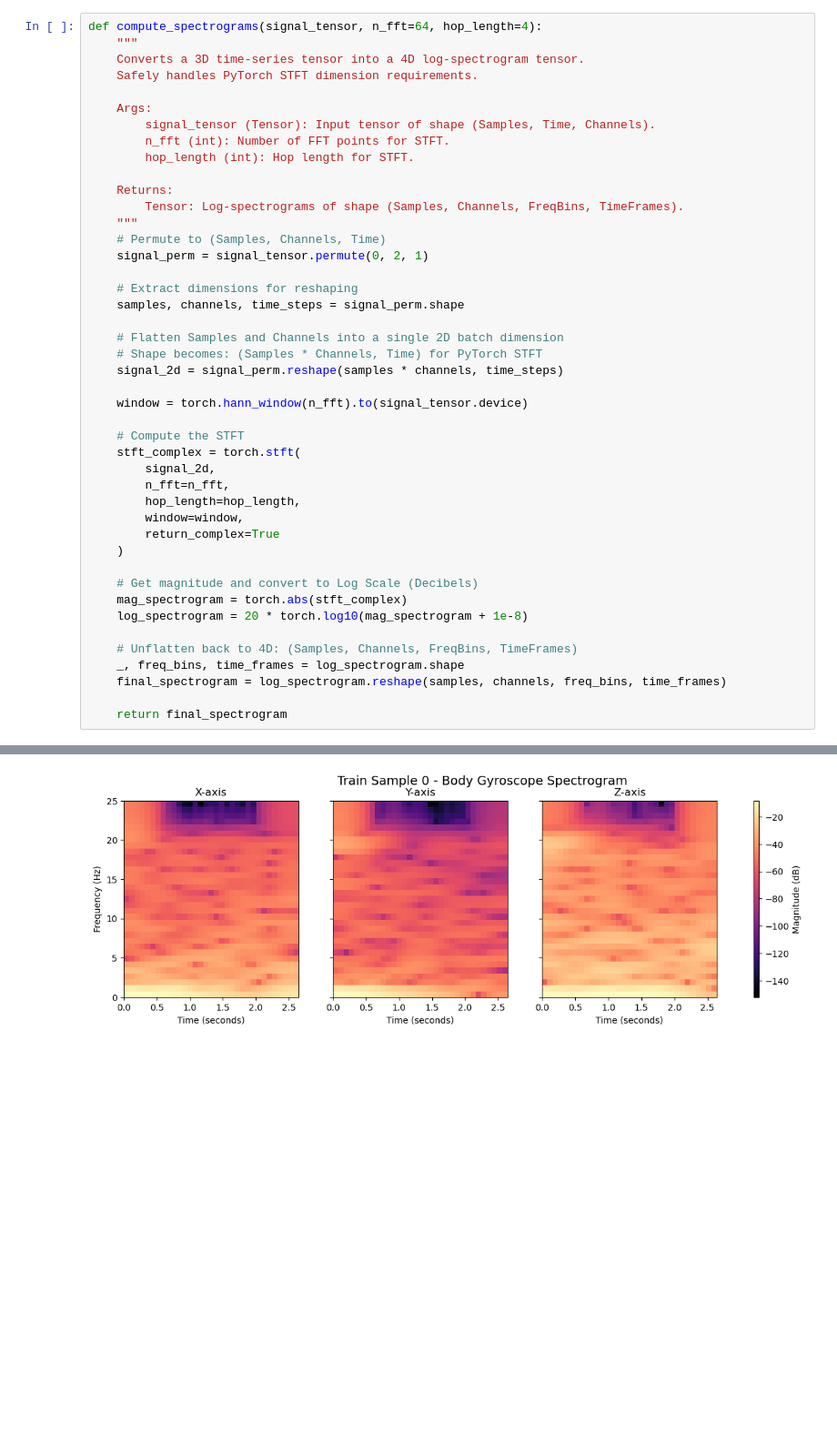
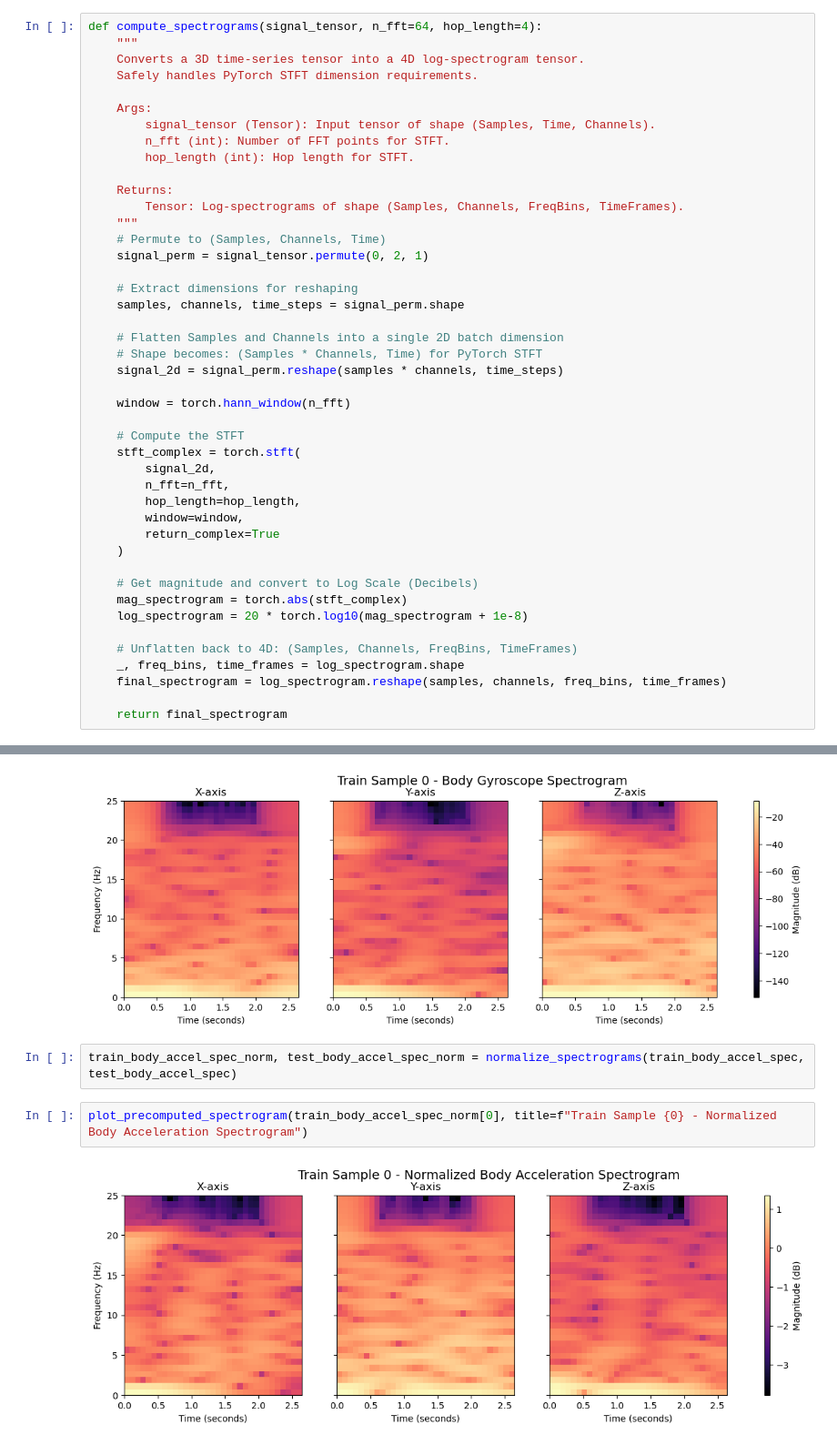
Before and after one commit to BanBot-2/EE-342-Final-Project-Code, a Jupyter notebook: final_project_report.ipynb, the cells around one changed output, grey strips where cells are left out. Shown at 91% size. Saved outputs shown, nothing was run; the diff lists cells and outputs as text; blank space fills up the shorter version.

Commit message:
Added normalized spectrogram visualization

```diff
--- a/final_project_report.ipynb
+++ b/final_project_report.ipynb
@@ -39,7 +39,7 @@ def compute_spectrograms(signal_tensor, n_fft=64, hop_length=4):
     # Shape becomes: (Samples * Channels, Time) for PyTorch STFT
     signal_2d = signal_perm.reshape(samples * channels, time_steps)
 
-    window = torch.hann_window(n_fft).to(signal_tensor.device)
+    window = torch.hann_window(n_fft)
 
     # Compute the STFT
     stft_complex = torch.stft(
@@ -321,3 +321,9 @@ test_body_gyro_spec = compute_spectrograms(test_body_gyro)
 plot_precomputed_spectrogram(train_body_gyro_spec[0], title=f"Train Sample {0} - Body Gyroscope Spectrogram")
 # %% [output]
 [figure]
+# %%
+train_body_accel_spec_norm, test_body_accel_spec_norm = normalize_spectrograms(train_body_accel_spec, test_body_accel_spec)
+# %%
+plot_precomputed_spectrogram(train_body_accel_spec_norm[0], title=f"Train Sample {0} - Normalized Body Acceleration Spectrogram")
+# %% [output]
+[figure, added]
```
Also changed, not shown: parts of 2 cells of this notebook.
